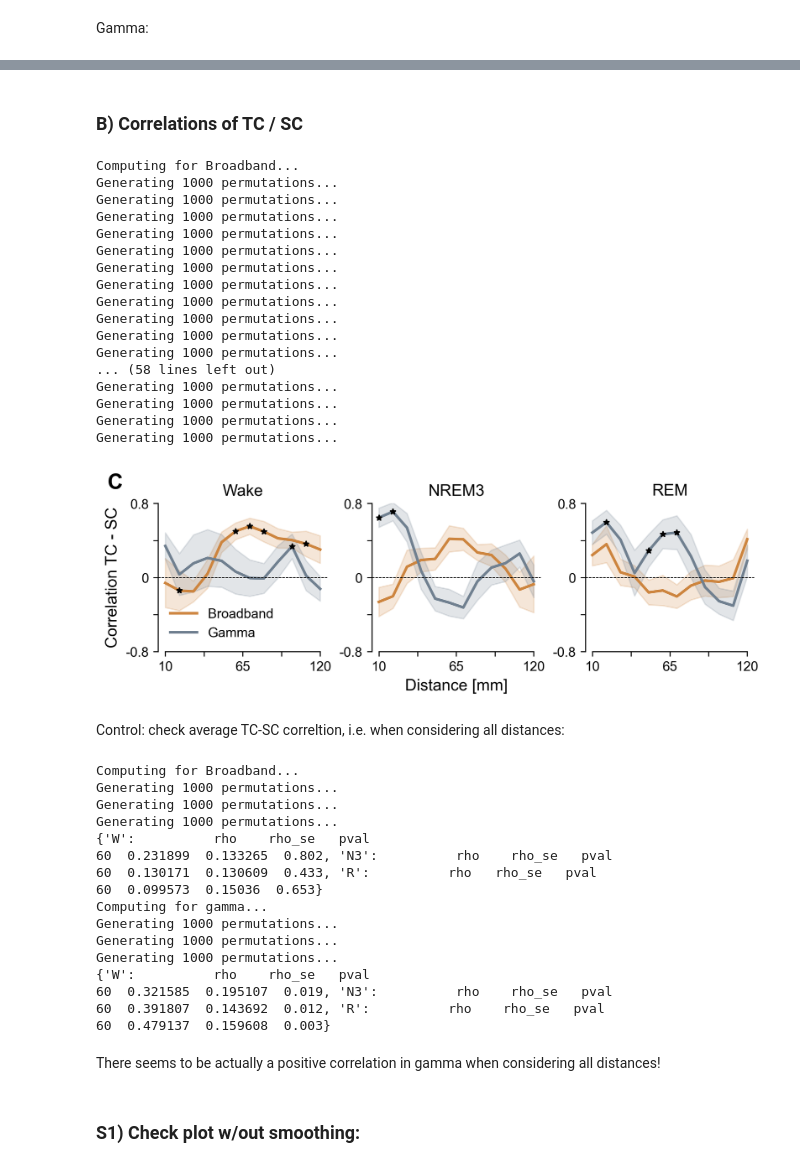
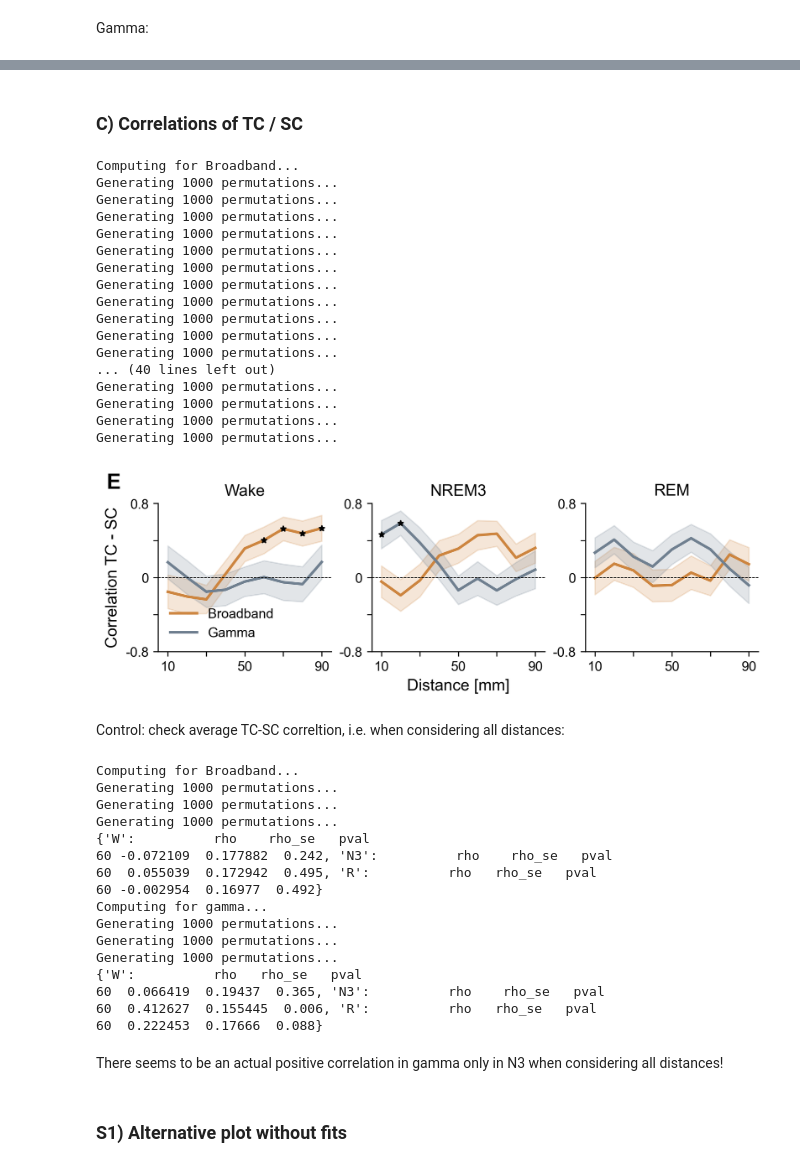
Before and after one commit to cusinatr/MNI-Analysis, a Jupyter notebook: Analysis/Figures/Fig_sc.ipynb, the cells around one changed output, grey strips where cells are left out. Cells and saved outputs as stored; diff of their text form; code cells hidden in the pictures.

```diff
--- a/Analysis/Figures/Fig_sc.ipynb
+++ b/Analysis/Figures/Fig_sc.ipynb
@@ -180,2 +344,2 @@ plt.show()
 # %% [markdown]
-### B) Correlations of TC / SC
+### C) Correlations of TC / SC
@@ -186,8 +346,12 @@ distances = np.arange(delta_d, 121, delta_d)
 # %%
 print("Computing for Broadband...")
-df_rhos_d_bb = utils.get_tc_sc_corr(df_sc_bb, df_timescales_bb, stages, distances, map_coords, corr_type=corr_type)
+df_rhos_d_bb = utils.get_tc_sc_corr(
+    df_avg_d_bb, df_avg_tau_bb, stages, map_coords, corr_type=corr_type
+)
 print("Computing for gamma...")
-df_rhos_d_gamma = utils.get_tc_sc_corr(df_sc_gamma, df_timescales_gamma, stages, distances, map_coords, corr_type=corr_type)
+df_rhos_d_gamma = utils.get_tc_sc_corr(
+    df_avg_d_gamma, df_avg_tau_gamma, stages, map_coords, corr_type=corr_type
+)
 # %% [output]
 Computing for Broadband...
 Generating 1000 permutations...
@@ -201,13 +365,15 @@ Generating 1000 permutations...
 Generating 1000 permutations...
 Generating 1000 permutations...
 Generating 1000 permutations...
-... (58 lines left out)
+... (40 lines left out)
 Generating 1000 permutations...
 Generating 1000 permutations...
 Generating 1000 permutations...
 Generating 1000 permutations...
 # %%
-fig, axs = plt.subplots(1, 3, figsize=plots._get_figsize_inches((17.4, 6)), dpi=300, layout="constrained")
+fig, axs = plt.subplots(
+    1, 3, figsize=plots._get_figsize_inches((17.4, 6)), dpi=300, layout="constrained"
+)
 
 for i, stage in enumerate(stages):
     # Plot for broadband
@@ -215,52 +381,64 @@ for i, stage in enumerate(stages):
         axs[i],
         df_rhos_d_bb[stage],
         color=type_colors["broadband"],
         color_stars="k",
-        label="Broadband"
+        label="Broadband",
     )
     # Plot for gamma
     plots.plot_tc_sc_corr(
         axs[i],
         df_rhos_d_gamma[stage],
         color=type_colors["gamma"],
         color_stars="k",
         title=title_dict[stage],
         ylims=(-0.8, 0.8),
-        xlabel="", #"Distance [mm]",
-        ylabel="", #"Correlation TC - SC",
-        label="Gamma"
+        xlabel="",  # "Distance [mm]",
+        ylabel="",  # "Correlation TC - SC",
+        label="Gamma",
     )
 
     axs[i].set_yticks(
-    [-0.8, -0.4, 0, 0.4, 0.8], labels=[-0.8, "", 0, "", 0.8], fontsize=plots.fsize.TICK_SIZE
+        [-0.8, -0.4, 0, 0.4, 0.8],
+        labels=[-0.8, "", 0, "", 0.8],
+        fontsize=plots.fsize.TICK_SIZE,
     )
     axs[i].set_xticks(
-        np.arange(10, 121, 27.5), labels=[10, "", 65, "", 120], fontsize=plots.fsize.TICK_SIZE
+        np.arange(10, 91, 20),
+        labels=[10, "", 50, "", 90],
+        fontsize=plots.fsize.TICK_SIZE,
     )
-    plots._format_spines(axs[i], s_bounds={"left": (-0.8, 0.8), "bottom": (10, 120)})
+    plots._format_spines(
+        axs[i]
+    )  # , s_bounds={"left": (-0.8, 0.8), "bottom": (10, 120)})
 
 # Plot customization
 axs[0].set_ylabel("Correlation TC - SC", fontsize=plots.fsize.LABEL_SIZE)
 axs[0].legend(frameon=False, fontsize=plots.fsize.TEXT_SIZE)
 axs[1].set_xlabel("Distance [mm]", fontsize=plots.fsize.LABEL_SIZE)
 
 # Annotate panel
-axs[0].text(-0.3, 1.1, "C", transform=axs[0].transAxes,
-            size=16, weight='bold')
+axs[0].text(-0.3, 1.1, "E", transform=axs[0].transAxes, size=16, weight="bold")
 
 plots.save_figure(fig, fig_path.joinpath(f"corr_tc_sc.svg"))
 plt.show()
 # %% [output]
-[figure, old version]
+[figure, new version]
 # %% [markdown]
 Control: check average TC-SC correltion, i.e. when considering all distances:
 # %%
-# This computes in the range d=[0, 120] mm
 print("Computing for Broadband...")
-df_rhos_d_bb = utils.get_tc_sc_corr(df_sc_bb, df_timescales_bb, stages, [60], map_coords, corr_type=corr_type, delta_d=60)
+df_avg_bb_all_d = df_avg_bb.copy()
+df_avg_bb_all_d["distance"] = 60
+df_rhos_d_bb = utils.get_tc_sc_corr(
+    df_avg_bb_all_d, df_avg_tau_bb, stages, map_coords, corr_type=corr_type
+)
 print(df_rhos_d_bb)
 print("Computing for gamma...")
-df_rhos_d_gamma = utils.get_tc_sc_corr(df_sc_gamma, df_timescales_gamma, stages, [60], map_coords, corr_type=corr_type, delta_d=60)
+df_avg_gamma_all_d = df_avg_gamma.copy()
+df_avg_gamma_all_d["distance"] = 60
+df_rhos_d_gamma = utils.get_tc_sc_corr(
+    df_avg_gamma_all_d, df_avg_tau_gamma, stages, map_coords, corr_type=corr_type
+)
 print(df_rhos_d_gamma)
 # %% [output]
 Computing for Broadband...
@@ -268,18 +446,18 @@ Generating 1000 permutations...
 Generating 1000 permutations...
 Generating 1000 permutations...
 {'W':          rho    rho_se   pval
-60  0.231899  0.133265  0.802, 'N3':          rho    rho_se   pval
-60  0.130171  0.130609  0.433, 'R':          rho   rho_se   pval
-60  0.099573  0.15036  0.653}
+60 -0.072109  0.177882  0.242, 'N3':          rho    rho_se   pval
+60  0.055039  0.172942  0.495, 'R':          rho   rho_se   pval
+60 -0.002954  0.16977  0.492}
 Computing for gamma...
 Generating 1000 permutations...
 Generating 1000 permutations...
 Generating 1000 permutations...
-{'W':          rho    rho_se   pval
-60  0.321585  0.195107  0.019, 'N3':          rho    rho_se   pval
-60  0.391807  0.143692  0.012, 'R':          rho    rho_se   pval
-60  0.479137  0.159608  0.003}
+{'W':          rho   rho_se   pval
+60  0.066419  0.19437  0.365, 'N3':          rho    rho_se   pval
+60  0.412627  0.155445  0.006, 'R':          rho   rho_se   pval
+60  0.222453  0.17666  0.088}
 # %% [markdown]
-There seems to be actually a positive correlation in gamma when considering all distances!
+There seems to be an actual positive correlation in gamma only in N3 when considering all distances!
 # %% [markdown]
-### S1) Check plot w/out smoothing:
+### S1) Alternative plot without fits
```
Also changed, not shown: parts of 29 cells of this notebook, 1 other file.
